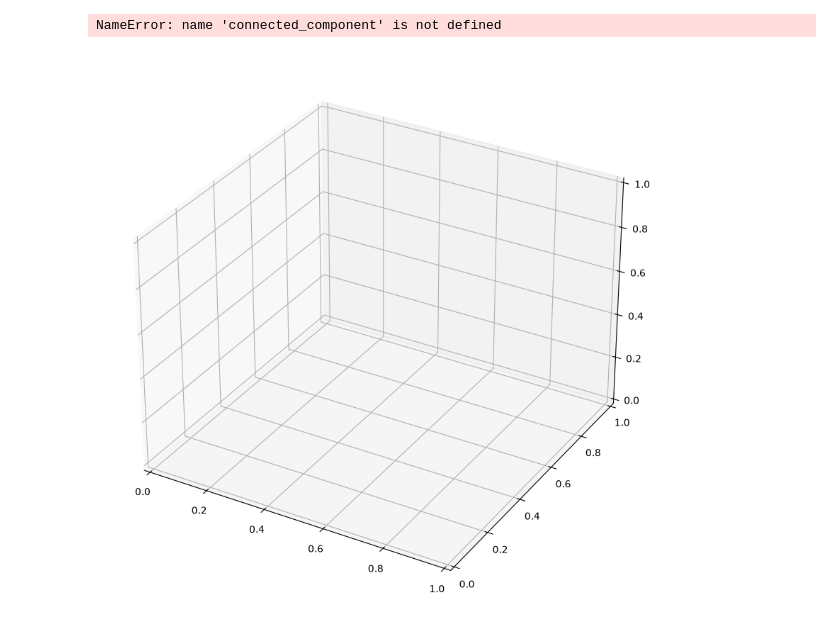
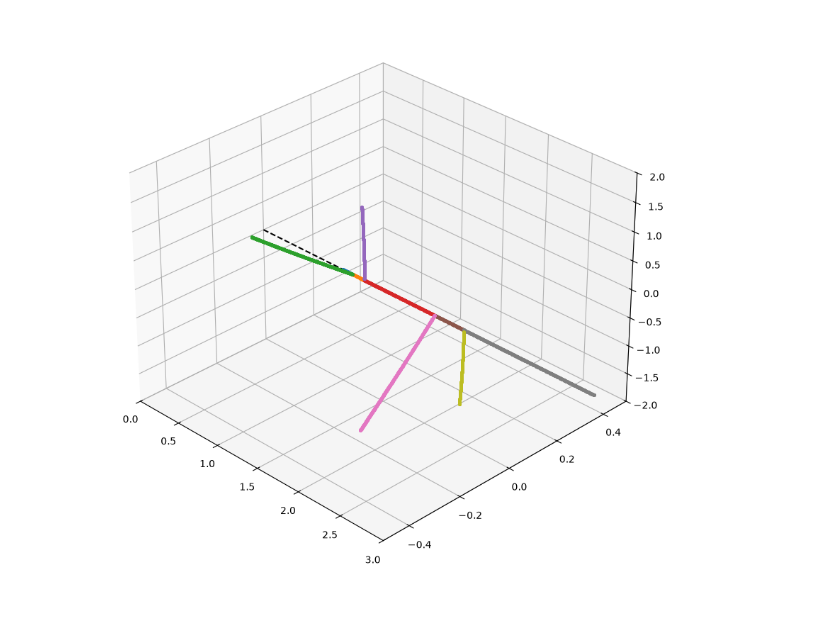
Before and after one commit to GLembrez/NMM-hopper, a Jupyter notebook: simple_shooting/modified_raff_et_al.ipynb, the cells around one changed output. Cells and saved outputs as stored; diff of their text form; code cells hidden in the pictures.

```diff
--- a/simple_shooting/modified_raff_et_al.ipynb
+++ b/simple_shooting/modified_raff_et_al.ipynb
@@ -14,11 +14,11 @@ N_F = 25
 N_S = 50
 K = 40
 W = cs.sqrt(10)
-N_BRANCH = 9
-N_STEPS = 200
+N_BRANCH = 10
+N_STEPS = 400
 N_NEWTON = 10
-STEP_SIZE = 0.01
-EPSILON = 1e-2
+STEP_SIZE = 0.005
+EPSILON = 0.05
 U0 = np.array(
     # [-0.,1.1185,0. ,-0.,-0.,-0.,0.0197,0.0118,0.0195,0.,1.1185]
     [0.0, 1.01, 0.0, 0.0, 0.0, 0.0, 0.00565685, 0.01525397, 0.00565685, 0.0, 1.01]
@@ -196,8 +196,8 @@ def naive_exploration(u,STEP_SIZE,N_STEPS):
 # %%
 def find_regular_point(BP):
     u_star, p1, p2 = BP
-    u1 = u_star + 0.1 * p1.reshape((11,))
-    u2 = u_star + 0.1 * p2.reshape((11,))
+    u1 = u_star + 0.05 * p1.reshape((11,))
+    u2 = u_star + 0.05 * p2.reshape((11,))
     return u1,u2
 # %%
 def compute_generator(u0,STEP_SIZE,N_STEPS):
@@ -329,16 +332,20 @@ infeasible
 # %%
 def plot_traj(ax,traj,c):
     ax.plot(traj[1,:],traj[2,:],traj[3,:], linewidth=0.5,color=c)
 
 fig = plt.figure(figsize=(10,10))
 ax = fig.add_subplot(1,1,1,projection="3d")
-for M in [connected_component[1]]:
+ax.plot([0.,3.],[0,0],[0,0],'k--')
+for M in connected_component:
     traj = np.array(M)
-    ax.plot(traj[:,1],traj[:,2],traj[:,3],'.',ms=10)
-    # for _u in M:
-    #     plot_traj(ax,u2traj(_u),'red')
+    ax.plot(traj[:,1],traj[:,2],traj[:,3],'.',ms=5)
+# for _u in M:
+#     plot_traj(ax,u2traj(_u),'red')
 # plt.plot([u_m[-1] for u_m in M],np.sign(dh))
+ax.set_xlim(0,3)
+ax.set_ylim(-0.5,0.5)
+ax.set_zlim(-2,2)
+ax.view_init(elev=30, azim=-45, roll=0)
 plt.show()
 # %% [output]
-NameError: name 'connected_component' is not defined
-[figure, old version]
+[figure, new version]
```
Also changed, not shown: parts of 2 cells of this notebook.
